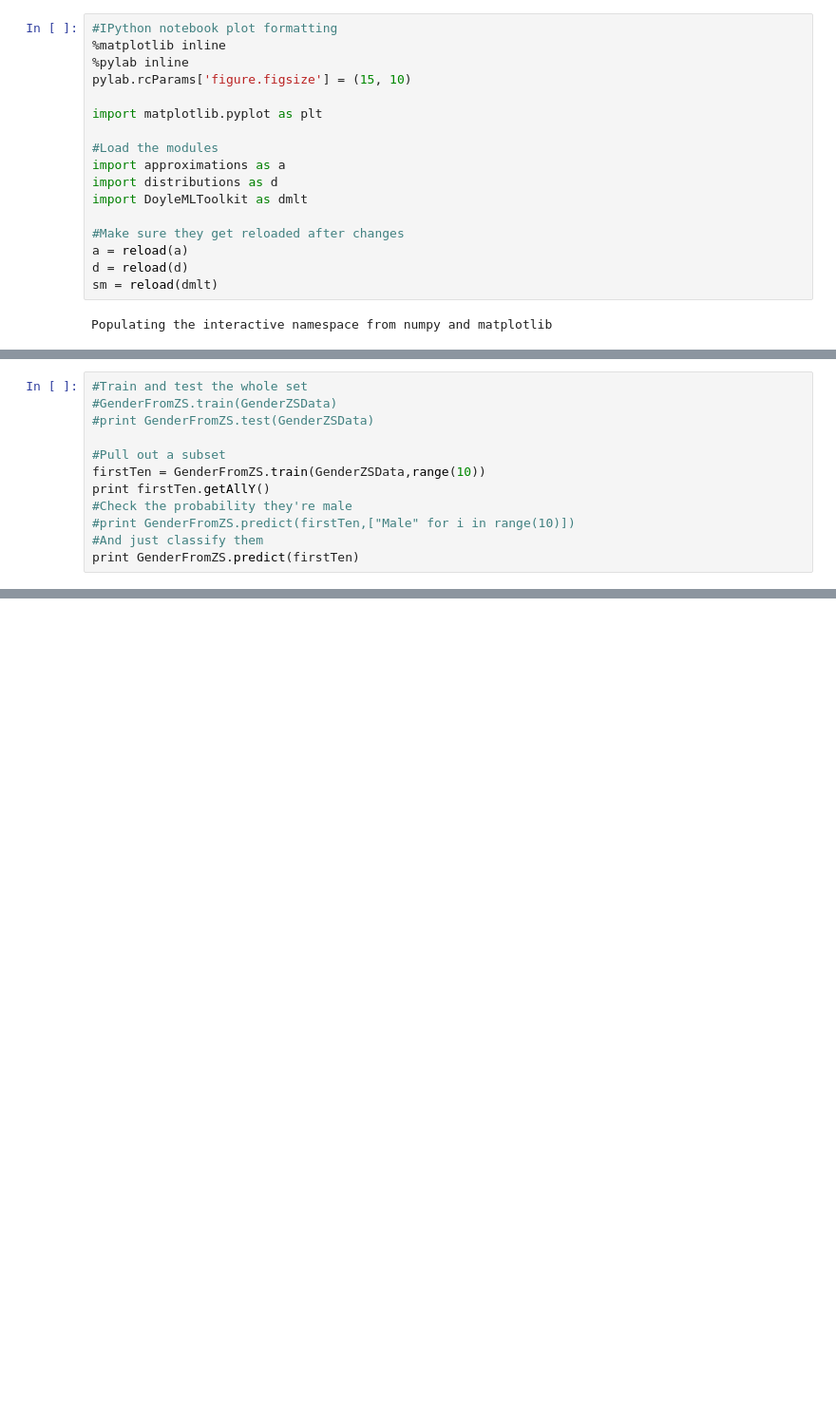
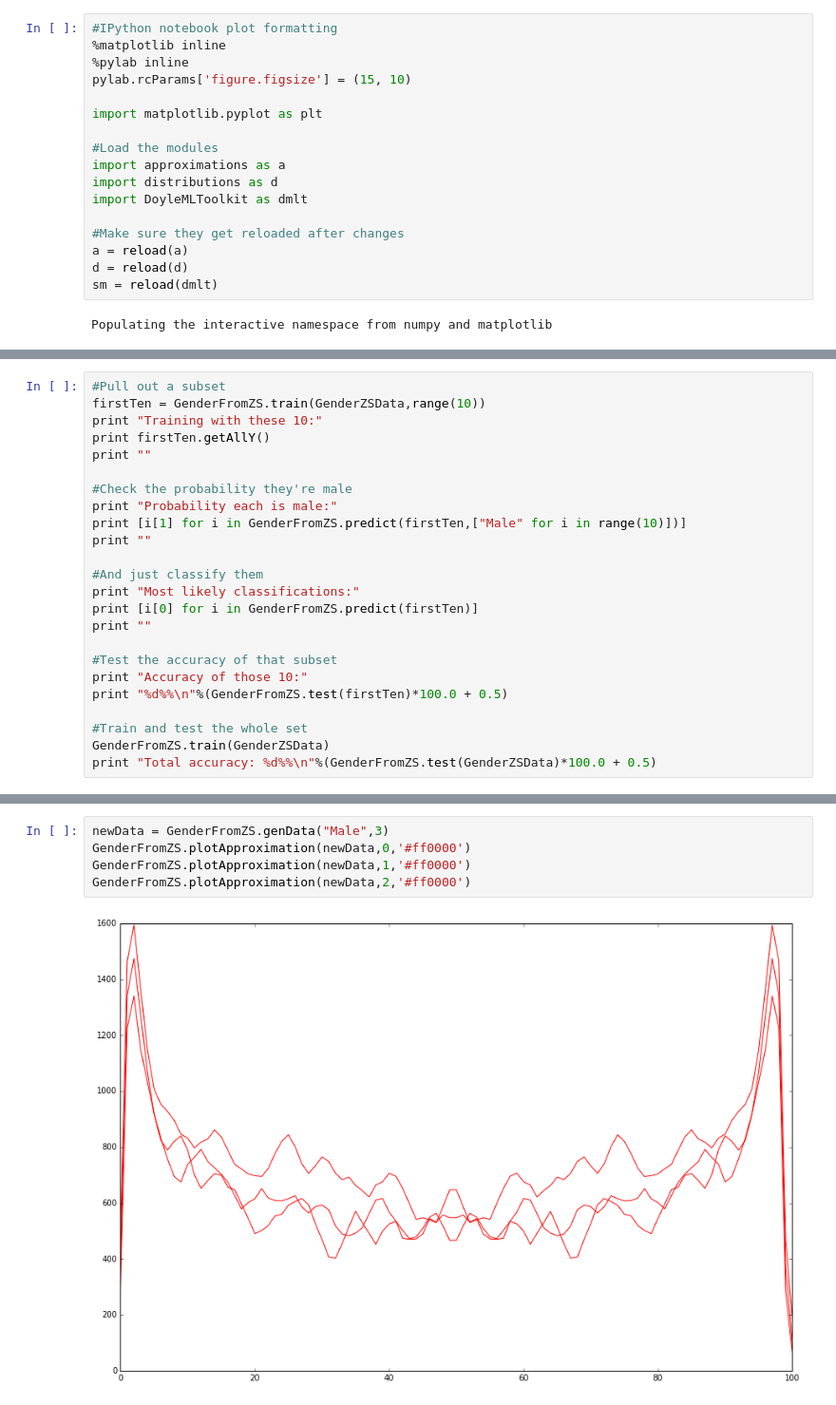
Before and after one commit to spatrickdoyle/doyle-ml-toolkit, a Jupyter notebook: Optimized Model Testing.ipynb, the cells around one changed output, grey strips where cells are left out. Shown at 95% size. Drawn from its saved outputs; the diff is of its cells as text; blank space fills up the shorter version.

```diff
--- a/Optimized Model Testing.ipynb
+++ b/Optimized Model Testing.ipynb
@@ -42,13 +60,25 @@ plt.show()
 # %%
-#Train and test the whole set
-#GenderFromZS.train(GenderZSData)
-#print GenderFromZS.test(GenderZSData)
-
 #Pull out a subset
 firstTen = GenderFromZS.train(GenderZSData,range(10))
+print "Training with these 10:"
 print firstTen.getAllY()
+print ""
+
 #Check the probability they're male
-#print GenderFromZS.predict(firstTen,["Male" for i in range(10)])
+print "Probability each is male:"
+print [i[1] for i in GenderFromZS.predict(firstTen,["Male" for i in range(10)])]
+print ""
+
 #And just classify them
-print GenderFromZS.predict(firstTen)
+print "Most likely classifications:"
+print [i[0] for i in GenderFromZS.predict(firstTen)]
+print ""
+
+#Test the accuracy of that subset
+print "Accuracy of those 10:"
+print "%d%%\n"%(GenderFromZS.test(firstTen)*100.0 + 0.5)
+
+#Train and test the whole set
+GenderFromZS.train(GenderZSData)
+print "Total accuracy: %d%%\n"%(GenderFromZS.test(GenderZSData)*100.0 + 0.5)
 # %% [output]
@@ -56,0 +98,7 @@ print GenderFromZS.predict(firstTen)
+# %%
+newData = GenderFromZS.genData("Male",3)
+GenderFromZS.plotApproximation(newData,0,'#ff0000')
+GenderFromZS.plotApproximation(newData,1,'#ff0000')
+GenderFromZS.plotApproximation(newData,2,'#ff0000')
+# %% [output]
+[figure, added]
```
Also changed, not shown: parts of 4 cells of this notebook, 3 other files.
